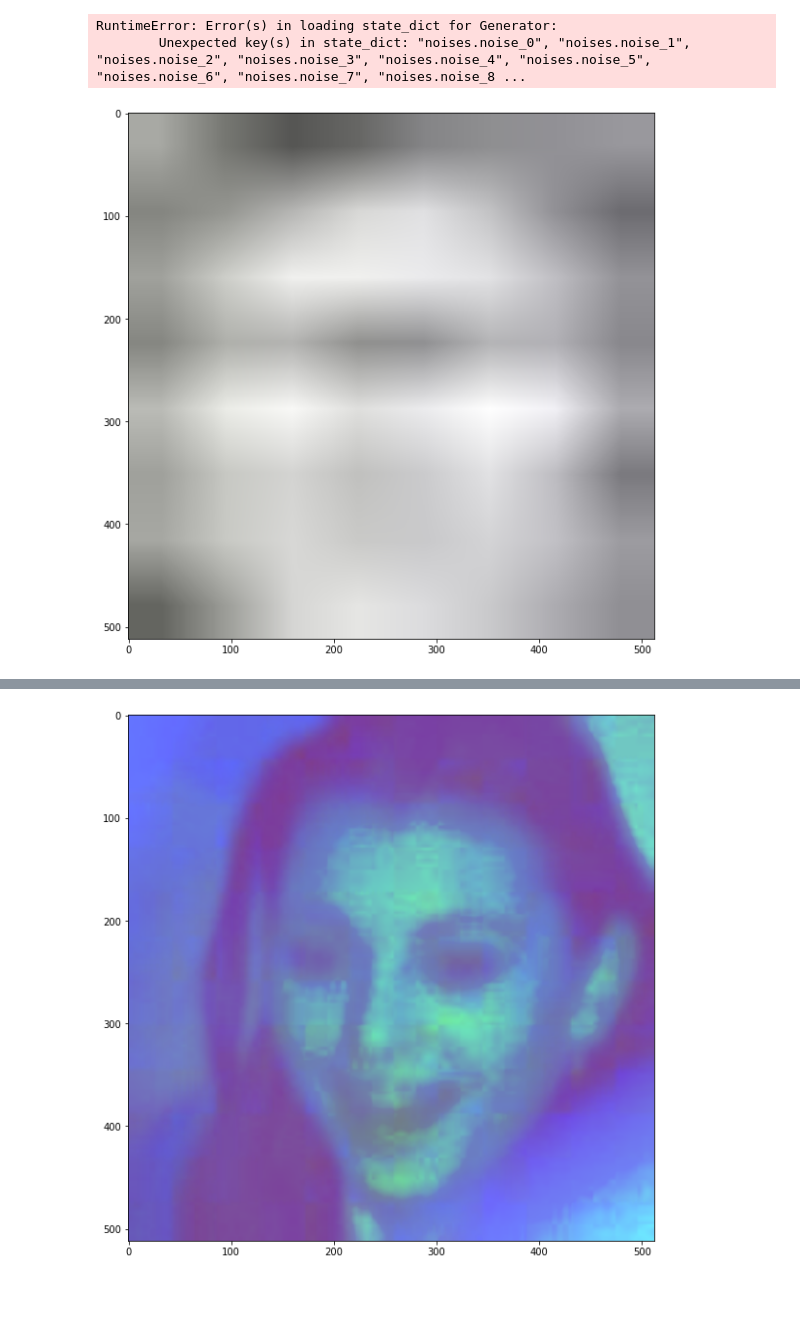
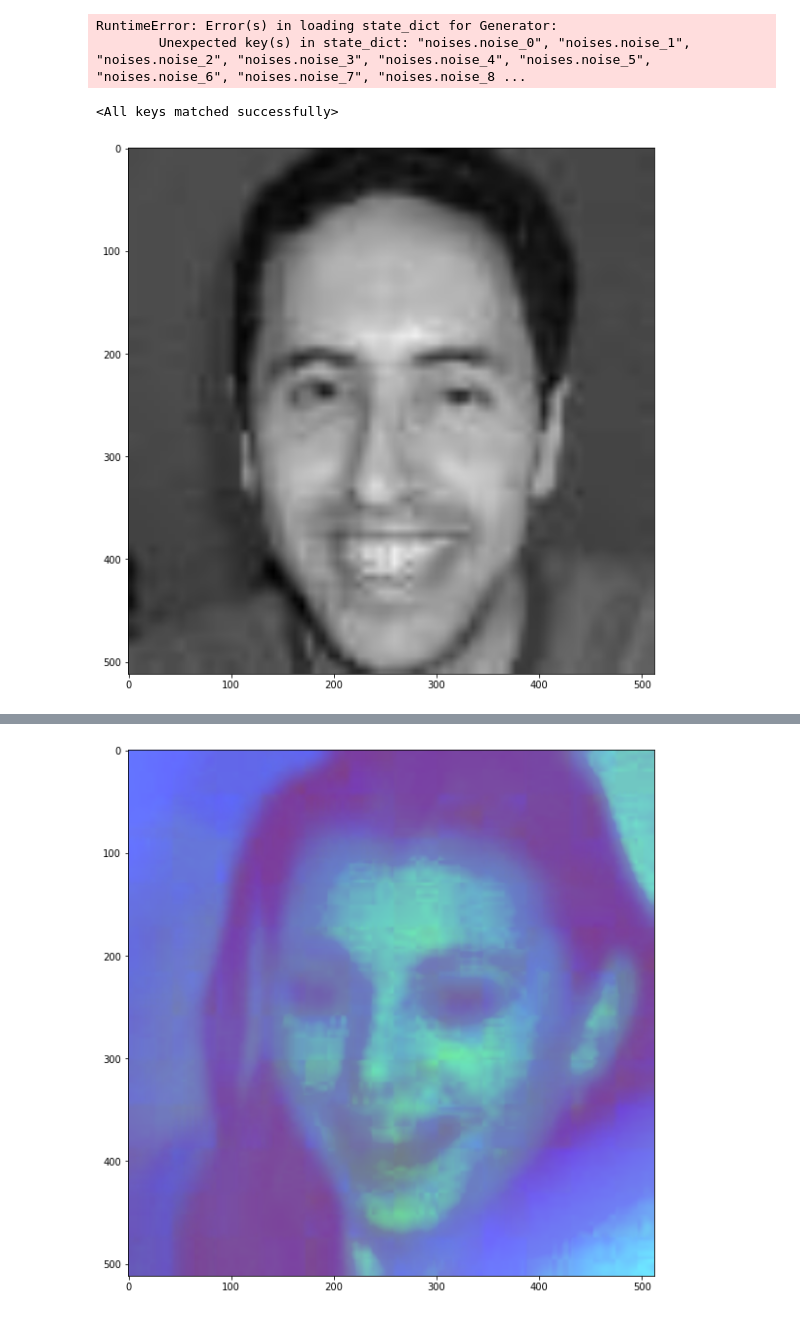
Before and after one commit to Trung-Rei/GPEN, a Jupyter notebook: test.ipynb, the cells around one changed output, grey strips where cells are left out. Drawn from its saved outputs; the diff is of its cells as text; code cells hidden in the pictures.

```diff
--- a/test.ipynb
+++ b/test.ipynb
@@ -77,3 +375,7 @@ RuntimeError: Error(s) in loading state_dict for Generator:
+# %%
+generator.load_state_dict(ckpt["g_ema"])
+# %% [output]
+<All keys matched successfully>
 # %%
 dataset = FaceDataset("images1024x1024", 512)
 # %%
@@ -94,17 +396,17 @@ from training.data_loader.dataset_face import GPEN_degradation
 # %%
 degrader = GPEN_degradation()
 # %%
-degrader.blur_kernel_size = 21
+degrader.blur_kernel_size = 41
 degrader.blur_sigma = [0.1, 10]
-degrader.downsample_range = [10, 100]
+degrader.downsample_range = [1, 20]
 degrader.noise_range = [0, 25]
-degrader.jpeg_range = [5, 50]
+degrader.jpeg_range = [60, 100]
 # %%
 dataset.degrader = degrader
 # %%
-img = dataset[1][0]
+img = dataset[30][0]
 showim(img)
 # %% [output]
-[figure, old version]
+[figure, new version]
 # %%
 with torch.no_grad():
```
Also changed, not shown: parts of 56 cells of this notebook, 6 other files.
